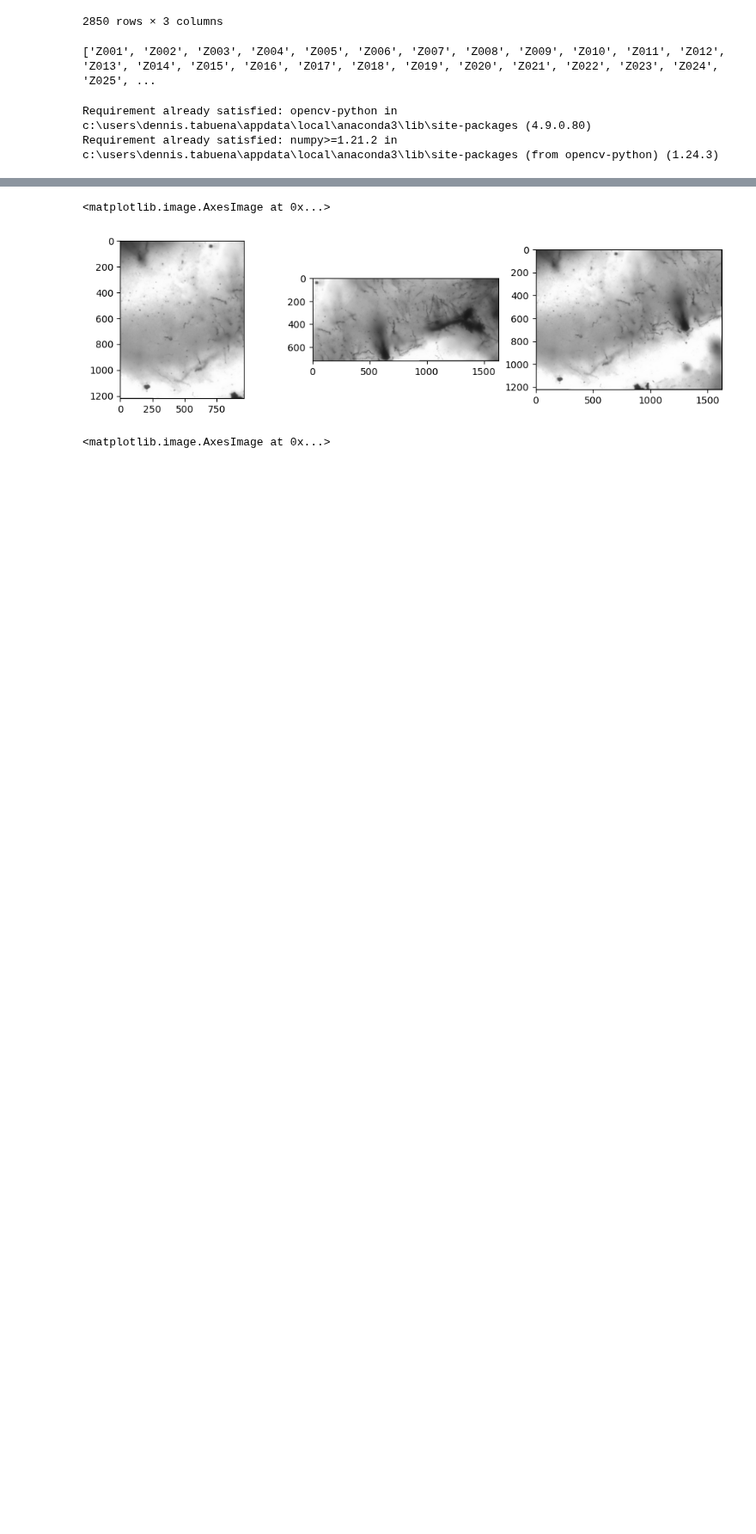
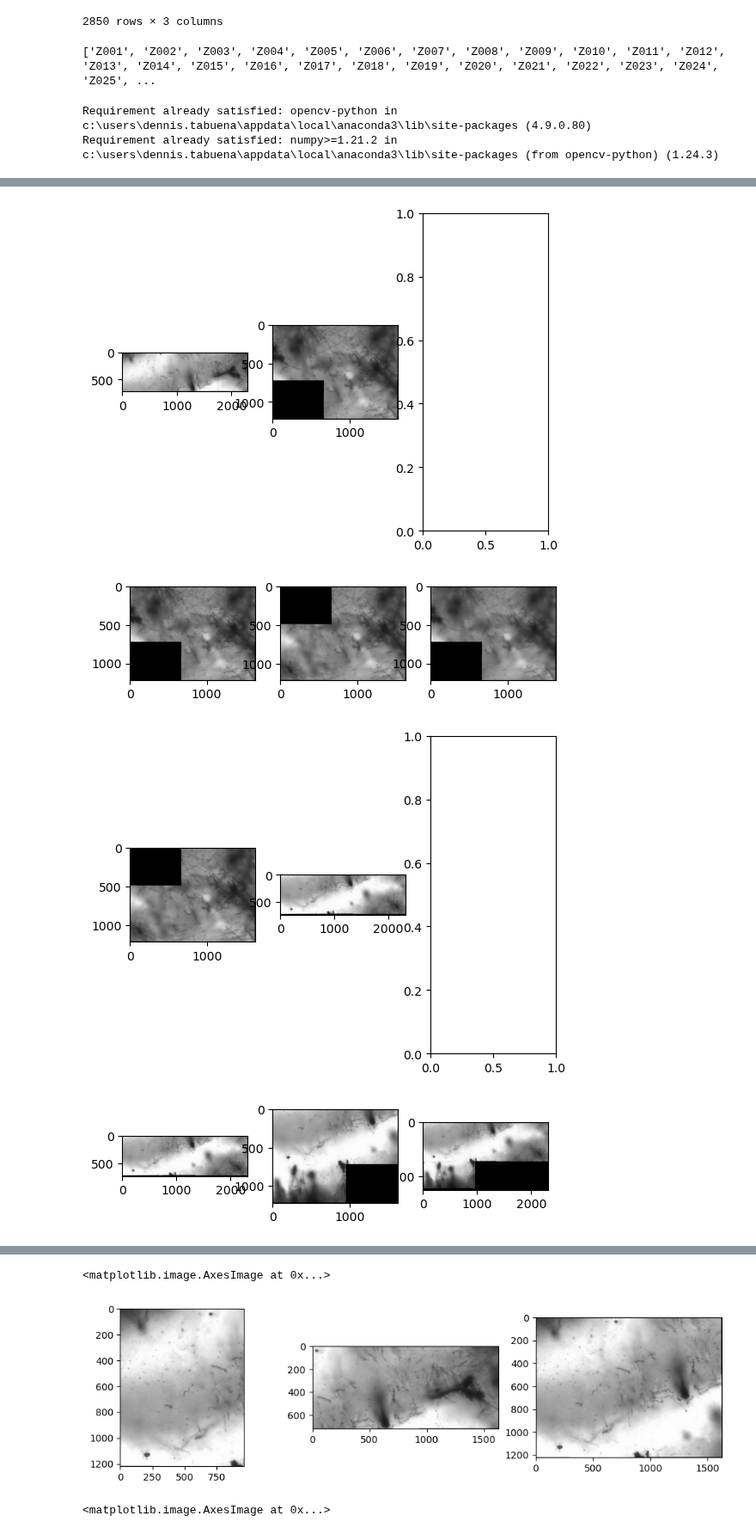
Before and after one commit to dtabuena/Workshop, a Jupyter notebook: Image/Test_Stitch.ipynb, the cells around one changed output, grey strips where cells are left out. Shown at 86% size. Drawn from its saved outputs; the diff is of its cells as text; code cells hidden in the pictures; blank space fills up the shorter version.

```diff
--- a/Image/Test_Stitch.ipynb
+++ b/Image/Test_Stitch.ipynb
@@ -98,0 +182,9 @@ for img in stitch_list:
+# %%
+stitch_list_L2 = iterate_leveled_stitch(stitch_list_L1)
+# %%
+stitch_list_L3 = iterate_leveled_stitch(stitch_list_L2)
+# %% [output]
+[figure, added]
+[figure, added]
+[figure, added]
+[figure, added]
```
Also changed, not shown: parts of 9 cells of this notebook.
